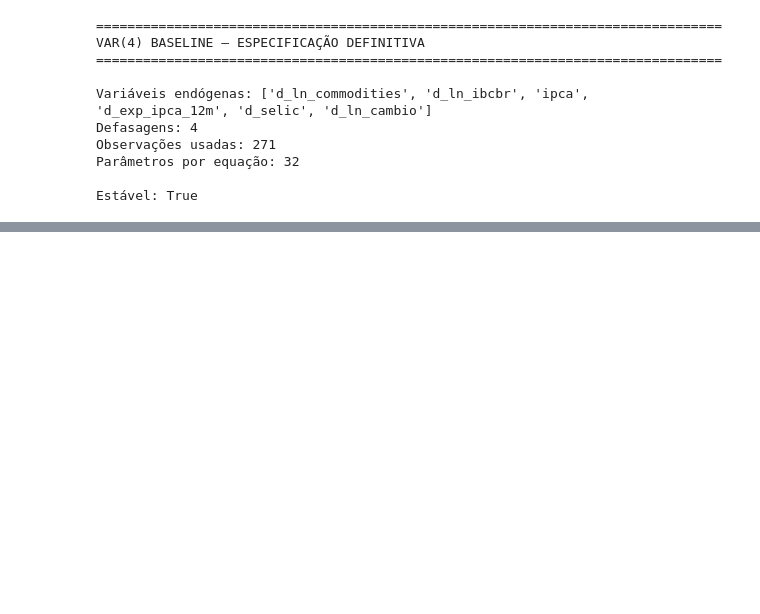
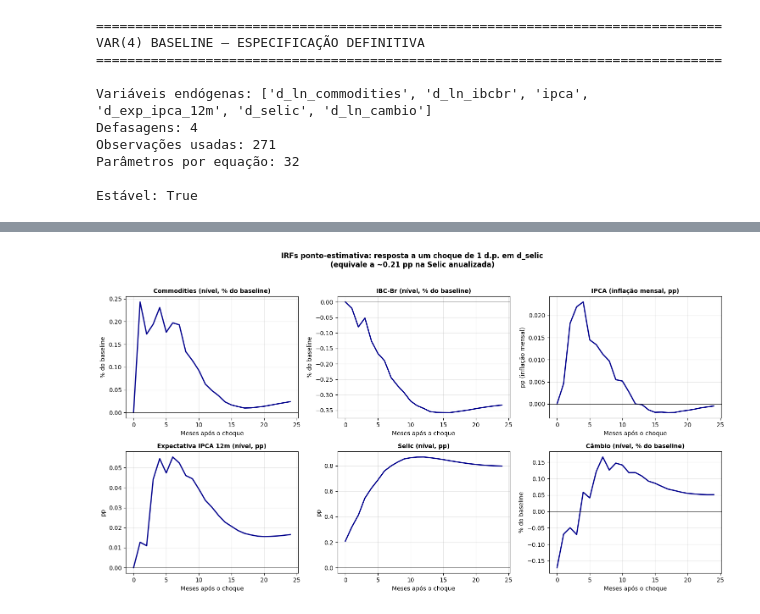
Before and after one commit to lDelmondes/politica-monetaria-br, a Jupyter notebook: notebooks/05_var_baseline.ipynb, the cells around one changed output, grey strips where cells are left out. Drawn from its saved outputs; the diff is of its cells as text; code cells hidden in the pictures; blank space fills up the shorter version.

Commit message:
Adiciona visualizacao preliminar dos IRFs

```diff
--- a/notebooks/05_var_baseline.ipynb
+++ b/notebooks/05_var_baseline.ipynb
@@ -1077,0 +1259,74 @@ Estável: True
+# %%
+# =============================================================================
+# Visualização preliminar: choque na Selic sobre todas as 6 variáveis
+# =============================================================================
+
+idx_choque = nomes_vars.index('d_selic')
+
+# Labels mais legíveis para os gráficos
+labels_pt = {
+    'd_ln_commodities': 'Commodities (nível, % do baseline)',
+    'd_ln_ibcbr': 'IBC-Br (nível, % do baseline)',
+    'ipca': 'IPCA (inflação mensal, pp)',
+    'd_exp_ipca_12m': 'Expectativa IPCA 12m (nível, pp)',
+    'd_selic': 'Selic (nível, pp)',
+    'd_ln_cambio': 'Câmbio (nível, % do baseline)',
+}
+
+# Para variáveis com cumsum de log-difference, a IRF cumulada já é ~% do baseline
+# Para variáveis com cumsum de diferença simples, é em pp/p.
+
+fig, axes = plt.subplots(2, 3, figsize=(15, 8))
+axes = axes.flatten()
+
+horizonte_x = np.arange(HORIZONTE + 1)
+
+for i, nome in enumerate(nomes_vars):
+    ax = axes[i]
+    resposta = irfs_interpretavel[:, i, idx_choque]
+
+    # Multiplica por 100 para variáveis em log-diferença cumulada (para % legível)
+    # Mantém em escala nativa para IPCA (já é em %) e d_selic, d_exp (em pp)
+    if nome in ['d_ln_commodities', 'd_ln_ibcbr', 'd_ln_cambio']:
+        resposta_plot = resposta * 100  # log-diferença cumulada → ~% do baseline
+        ylabel_suffix = '% do baseline'
+    else:
+        resposta_plot = resposta
+        ylabel_suffix = 'pp' if nome != 'ipca' else 'pp (inflação mensal)'
+
+    ax.plot(horizonte_x, resposta_plot, color='darkblue', linewidth=2)
+    ax.axhline(0, color='black', linewidth=0.5, linestyle='-')
+    ax.set_title(labels_pt[nome], fontsize=10, fontweight='bold')
+    ax.set_xlabel('Meses após o choque')
+    ax.set_ylabel(ylabel_suffix)
+    ax.grid(True, alpha=0.3)
+
+plt.suptitle(f'IRFs ponto-estimativa: resposta a um choque de 1 d.p. em d_selic\n'
+             f'(equivale a ~{P[idx_selic, idx_selic]:.2f} pp na Selic anualizada)',
+             fontsize=12, fontweight='bold', y=1.02)
+plt.tight_layout()
+plt.savefig('../outputs/figures/08_irfs_preliminares_selic.png',
+            dpi=120, bbox_inches='tight')
+plt.show()
+
+# Diagnóstico verbal preliminar
+print("=" * 80)
+print("DIAGNÓSTICO VERBAL PRELIMINAR (a confirmar com bootstrap)")
+print("=" * 80)
+
+# Onde está o IPCA no horizonte 6, 12, 18, 24?
+idx_ipca = nomes_vars.index('ipca')
+print(f"\nResposta do IPCA ao choque de aperto monetário:")
+for h in [0, 3, 6, 12, 18, 24]:
+    valor = irfs_interpretavel[h, idx_ipca, idx_choque]
+    sinal = "↑ (price puzzle?)" if valor > 0 else "↓ (esperado)"
+    print(f"  h={h:2d}: {valor:+.4f} pp  {sinal}")
+
+# IBC-Br
+idx_ibcbr = nomes_vars.index('d_ln_ibcbr')
+print(f"\nResposta cumulada do IBC-Br (nível, %):")
+for h in [0, 3, 6, 12, 18, 24]:
+    valor = irfs_interpretavel[h, idx_ibcbr, idx_choque] * 100
+    print(f"  h={h:2d}: {valor:+.4f} %")
+# %% [output]
+[figure, added]
```
Also changed, not shown: parts of 7 cells of this notebook, 1 other file.
